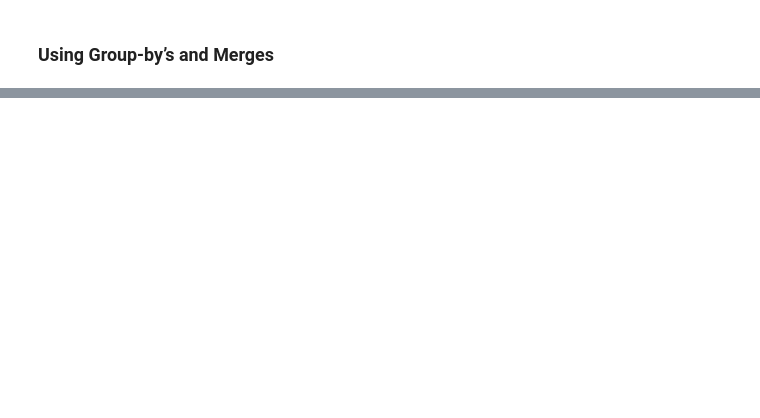
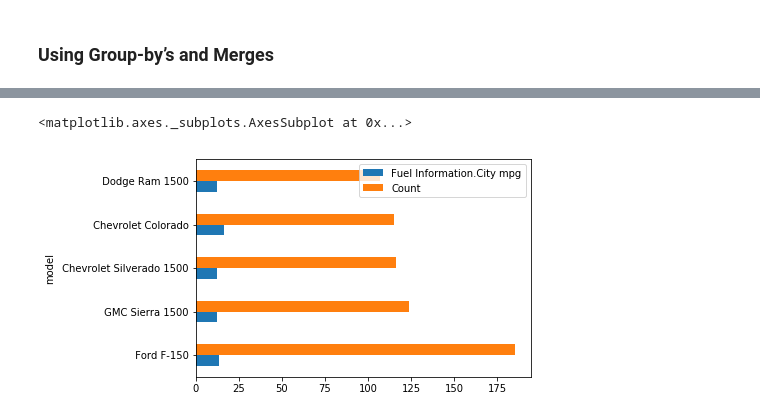
Before and after one commit to ABV-Hub/R2Python-1, a Jupyter notebook: pandas.ipynb, the cells around one changed output, grey strips where cells are left out. Saved outputs shown, nothing was run; the diff lists cells and outputs as text; code cells hidden in the pictures; blank space fills up the shorter version.

Commit message:
Checking if working after 1 year. Updata data urls

```diff
--- a/pandas.ipynb
+++ b/pandas.ipynb
@@ -93,3 +121,6 @@ df=pd.read_csv((io.StringIO(rq.get(url).content.decode('utf-8'))))
+# %%
+import pandas as pd
+df=pd.read_csv("https://corgis-edu.github.io/corgis/datasets/csv/cars/cars.csv")
 # %% [markdown]
 we start by visualizing the variables, the number of observations and some of them
 # %%
@@ -110,5 +149,5 @@ The we use the `DataFrame` method `apply` to crate the new column `model`
 # %%
 if 'model' in df.columns:       # if the column `model` has been created before
     df.drop('model', axis=1)    # drop it
-df['model'] = df.apply(lambda x: reduce_model_year(x['Model Year'], x['Year']), axis=1)
-df.filter(items=['Model Year', 'model']).head(3)
+df['model'] = df.apply(lambda x: reduce_model_year(x['Identification.Model Year'], x['Identification.Year']), axis=1)
+df.filter(items=['Identification.Model Year', 'model']).head(3)
@@ -119,5 +163,5 @@ function that is used to vectoring the function `reduce_model_year`
 import numpy as np
 if 'model' in df.columns:       # if the column `model` has been created before
     df.drop('model', axis=1)    # drop it
-df = df.assign(model=lambda x: np.vectorize(reduce_model_year)(x['Model Year'], x['Year']), axis=1)
-df[['Model Year', 'model']].head(3) # other way to make a filter
+df = df.assign(model=lambda x: np.vectorize(reduce_model_year)(x['Identification.Model Year'], x['Identification.Year']), axis=1)
+df[['Identification.Model Year', 'model']].head(3) # other way to make a filter
@@ -131,6 +198,6 @@ len(df) - df.count()
 group_by_model = df.groupby(by= df['model'])
 # %%
 df_count = (group_by_model
- .agg({'ID':'count', 'Model Year':'first'})
- .rename(columns={'ID':'Count'}))
+ .agg({'Identification.ID':'count', 'Identification.Model Year':'first'})
+ .rename(columns={'Identification.ID':'Count'}))
 df_count.head()
@@ -140,4 +223,7 @@ df_mean.head()
 # %%
 df_merge = df_mean.merge(df_count, left_index=True, right_index=True, suffixes=['_avg','_count'])
 # %%
-df_merge[['City mpg', 'Count']].sort_values(by=['Count','City mpg'], ascending=False).head(5).plot(kind='barh')
+df_merge[['Fuel Information.City mpg', 'Count']].sort_values(by=['Count','Fuel Information.City mpg'], ascending=False).head(5).plot(kind='barh')
+# %% [output]
+<matplotlib.axes._subplots.AxesSubplot at 0x...>
+[figure, added]
```
Also changed, not shown: parts of 17 cells of this notebook, 11 other files.
